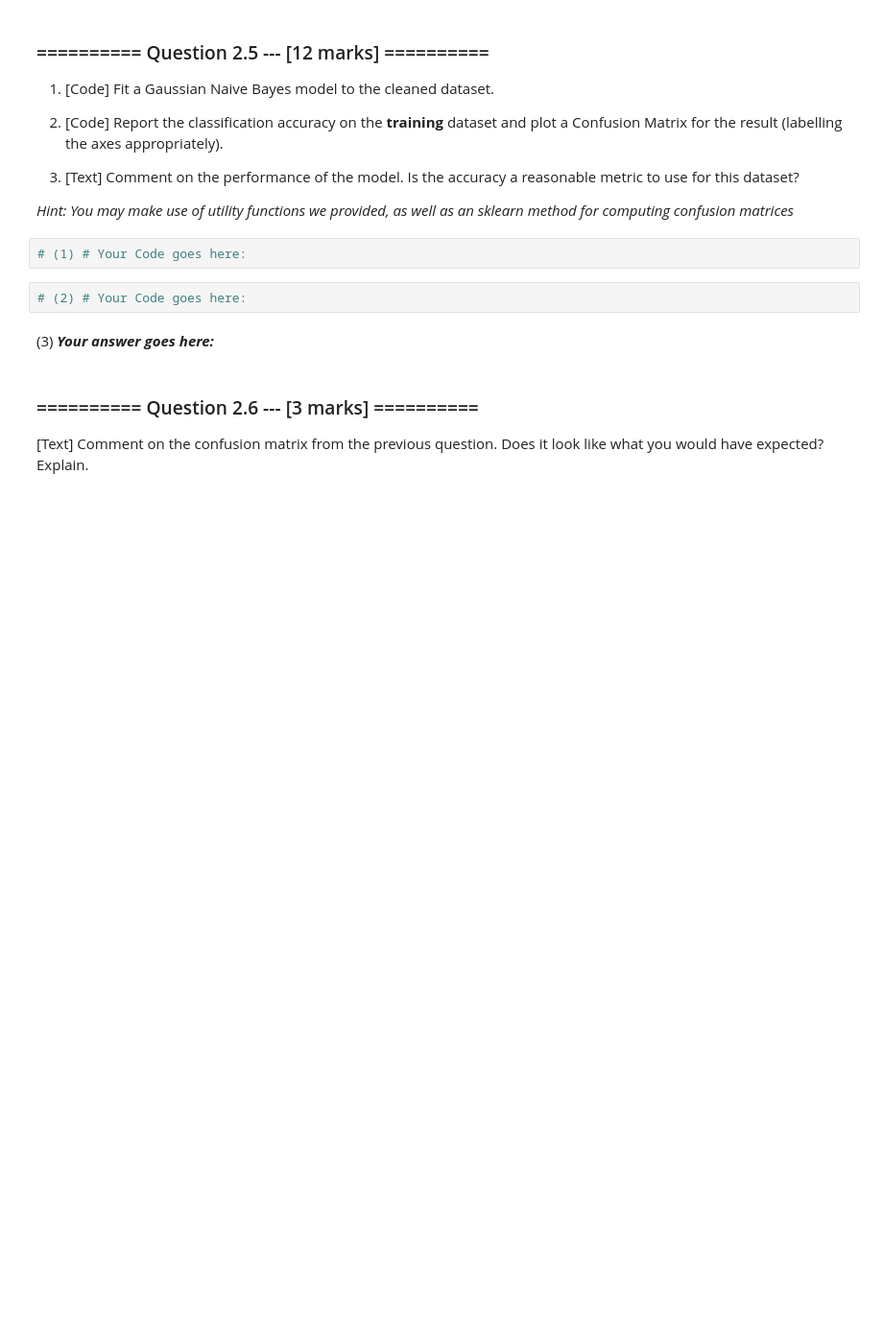
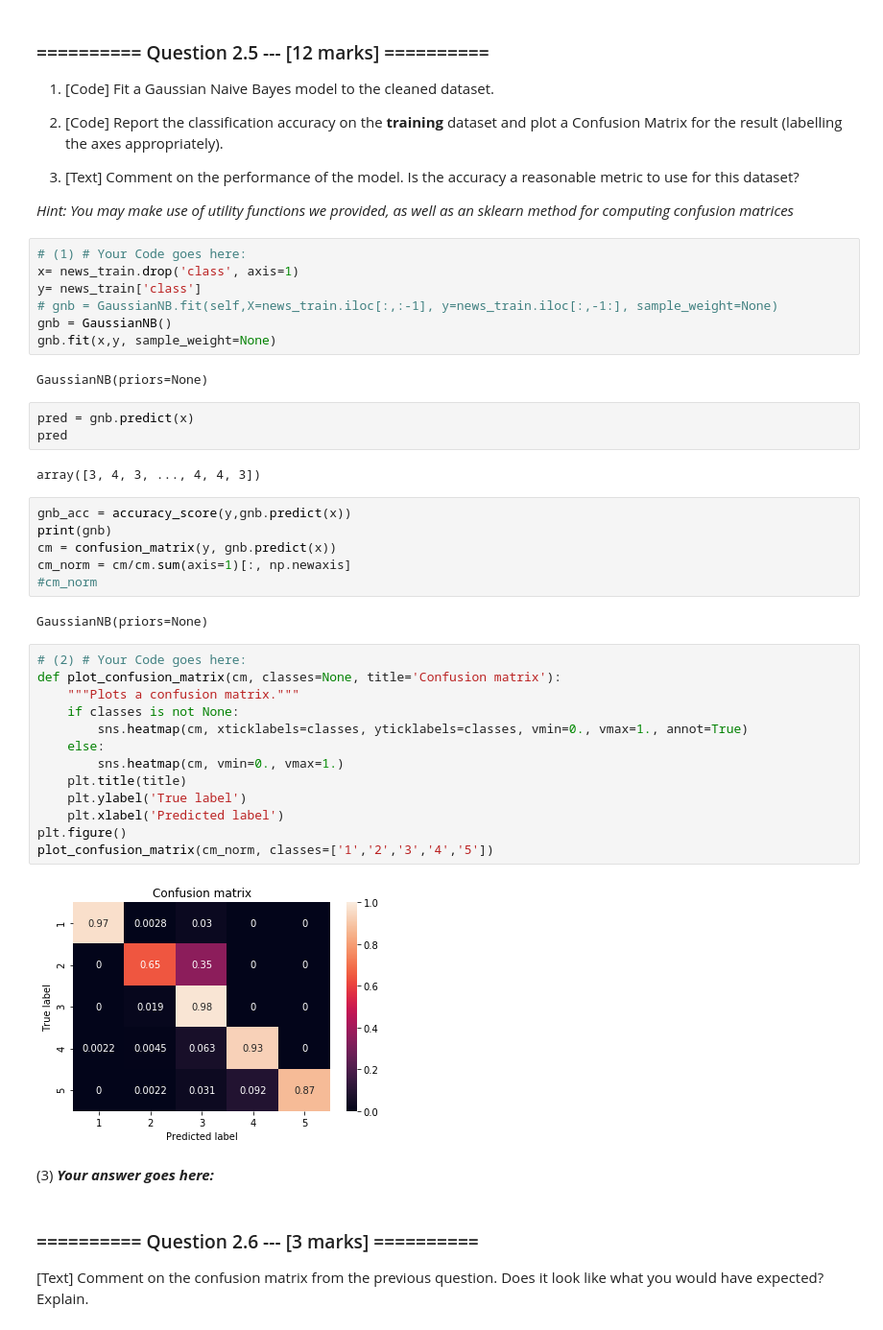
Before and after one commit to ishanparikh/IAML2018, a Jupyter notebook: Assignments/01_Analysis.ipynb, the cells around one changed output. Shown: that part at 96% size. Cells and saved outputs as stored; diff of their text form; blank space fills up the shorter version.

```diff
--- a/Assignments/01_Analysis.ipynb
+++ b/Assignments/01_Analysis.ipynb
@@ -293,10 +350,43 @@ Load the cleaned datasets `train_20news.csv` and `test_20news.csv` into pandas d
 1. [Text] Comment on the performance of the model. Is the accuracy a reasonable metric to use for this dataset?
 
 *Hint: You may make use of utility functions we provided, as well as an sklearn method for computing confusion matrices*
-# %%
-# (1) # Your Code goes here:
-# %%
-# (2) # Your Code goes here:
+# %%
+# (1) # Your Code goes here:
+x= news_train.drop('class', axis=1)
+y= news_train['class']
+# gnb = GaussianNB.fit(self,X=news_train.iloc[:,:-1], y=news_train.iloc[:,-1:], sample_weight=None)
+gnb = GaussianNB()
+gnb.fit(x,y, sample_weight=None)
+# %% [output]
+GaussianNB(priors=None)
+# %%
+pred = gnb.predict(x)
+pred
+# %% [output]
+array([3, 4, 3, ..., 4, 4, 3])
+# %%
+gnb_acc = accuracy_score(y,gnb.predict(x))
+print(gnb)
+cm = confusion_matrix(y, gnb.predict(x))
+cm_norm = cm/cm.sum(axis=1)[:, np.newaxis]
+#cm_norm
+# %% [output]
+GaussianNB(priors=None)
+# %%
+# (2) # Your Code goes here:
+def plot_confusion_matrix(cm, classes=None, title='Confusion matrix'):
+    """Plots a confusion matrix."""
+    if classes is not None:
+        sns.heatmap(cm, xticklabels=classes, yticklabels=classes, vmin=0., vmax=1., annot=True)
+    else:
+        sns.heatmap(cm, vmin=0., vmax=1.)
+    plt.title(title)
+    plt.ylabel('True label')
+    plt.xlabel('Predicted label')
+plt.figure()
+plot_confusion_matrix(cm_norm, classes=['1','2','3','4','5'])
+# %% [output]
+[figure, added]
 # %% [markdown]
 (3) ***Your answer goes here:***
 # %% [markdown]
```
Also changed, not shown: parts of 10 cells of this notebook, 1 other file.
